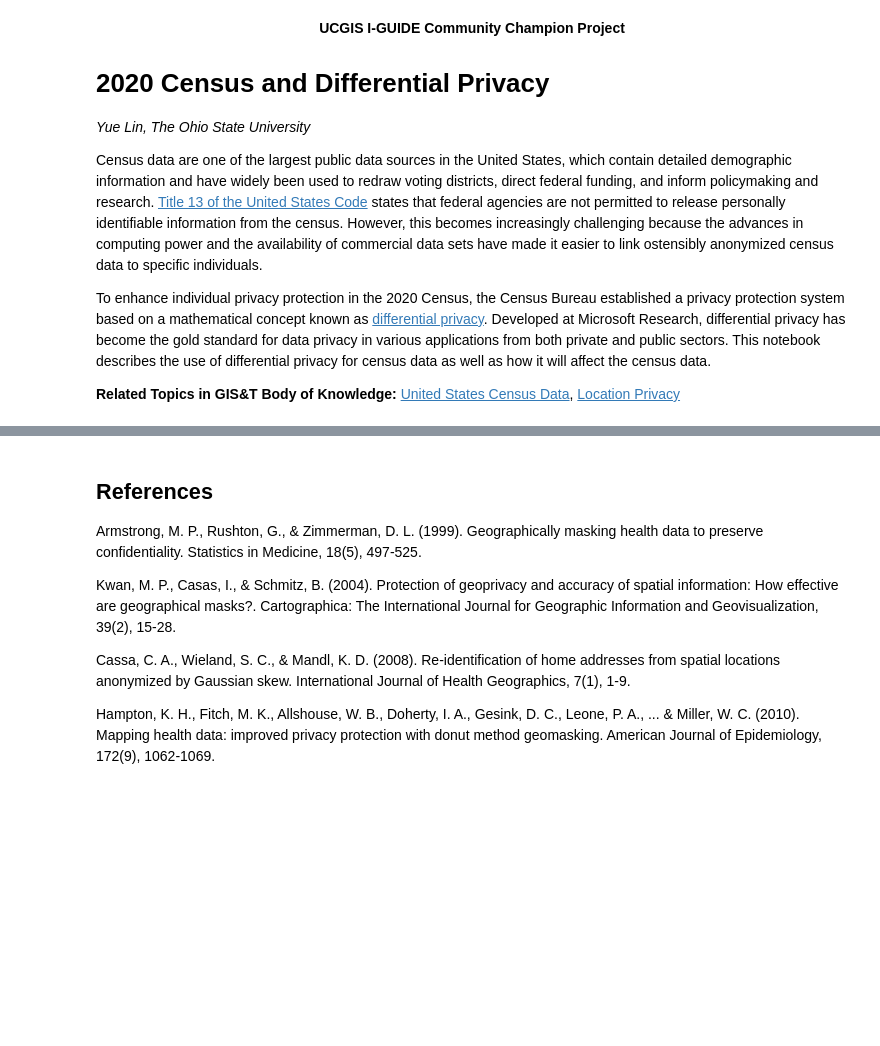
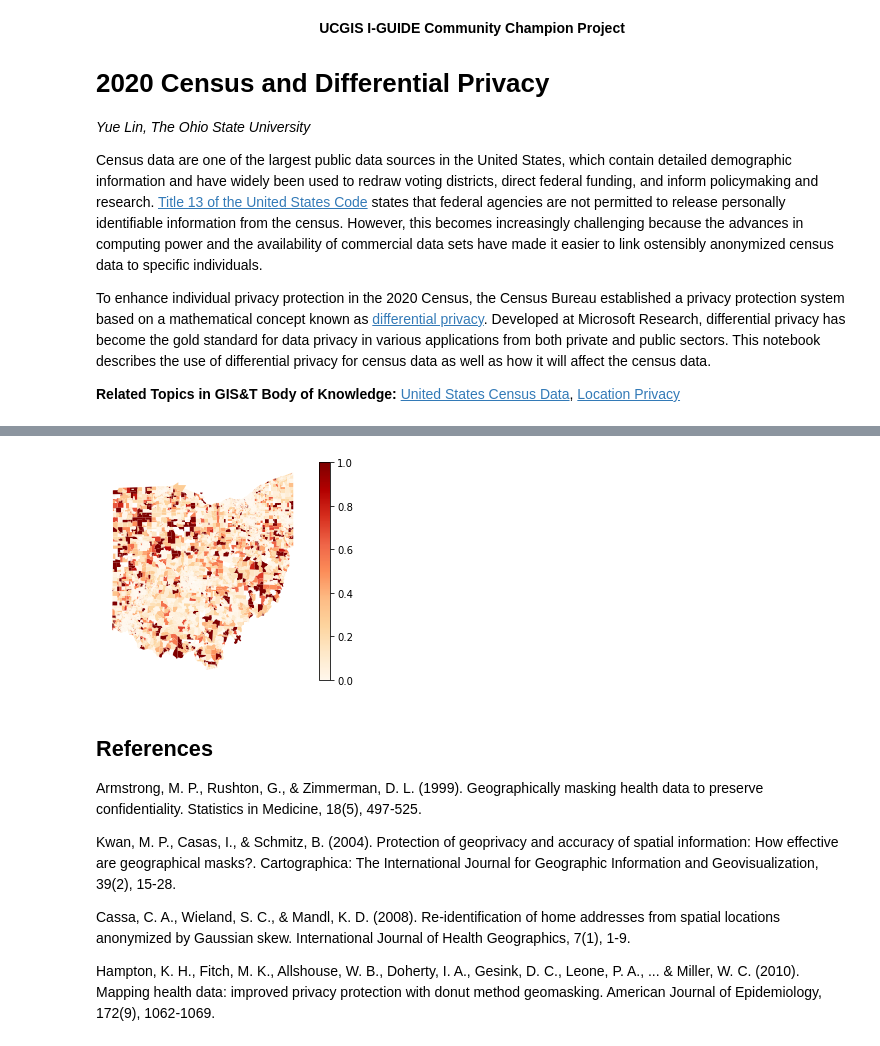
Before and after one commit to linyuehzzz/ucgis-iguide-geoprivacy, a Jupyter notebook: census_privacy.ipynb, the cells around one changed output, grey strips where cells are left out. Cells and saved outputs as stored; diff of their text form; code cells hidden in the pictures; blank space fills up the shorter version.

```diff
--- a/census_privacy.ipynb
+++ b/census_privacy.ipynb
@@ -233,3 +72,10 @@ ax.set_axis_off()
+# %%
+df['black'] = abs(df['H72004_dp'] / df['H72001_dp'] - df['H72004_sf'] / df['H72001_sf']) / (df['H72004_dp'] / df['H72001_dp'] + df['H72004_sf'] / df['H72001_sf'])
+merged = gdf.set_index('GEOID10').join(df.set_index('BG'))
+fig = merged.plot(column='black', legend=True, cmap='OrRd')
+fig.set_axis_off()
+# %% [output]
+[figure, added]
 # %% [markdown]
 <a id='ref'></a>
 ## References
```
Also changed, not shown: parts of 22 cells of this notebook, 10 other files.
